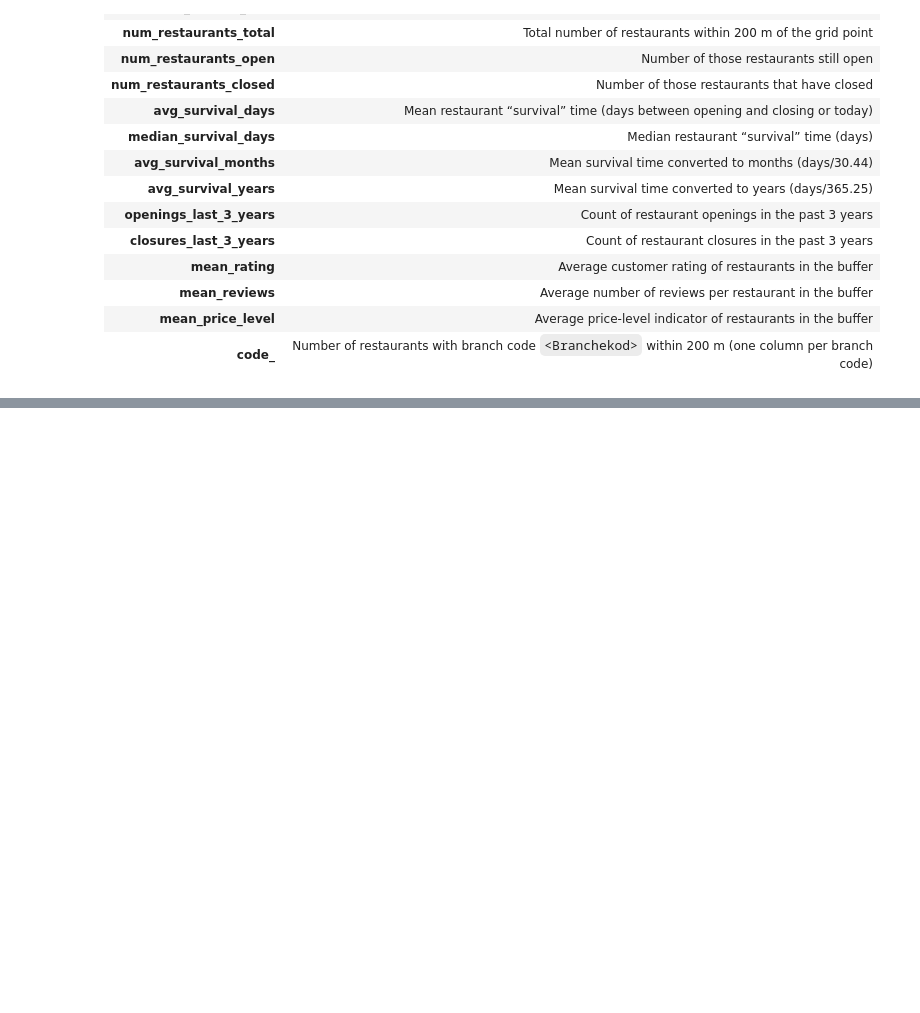
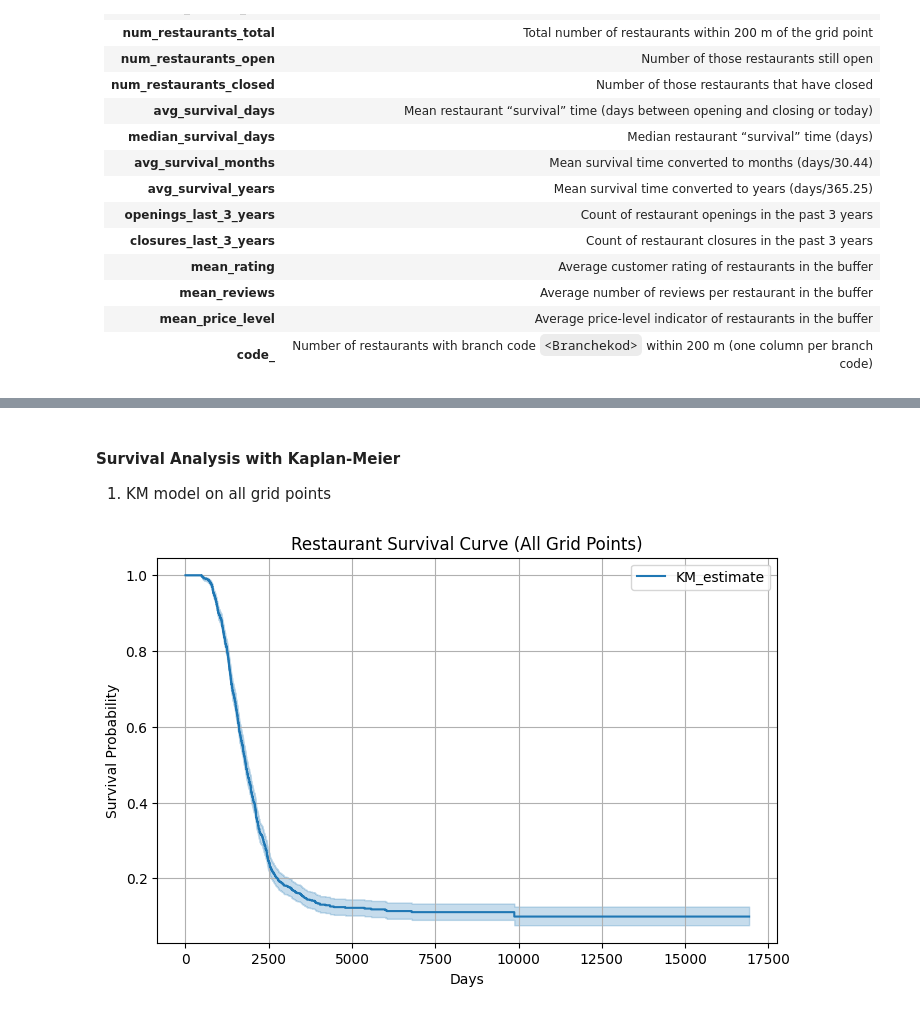
Before and after one commit to Gabriellanaro/StayingAlive, a Jupyter notebook: src/DELIVERABLE/STAYINGALIVE.ipynb, the cells around one changed output, grey strips where cells are left out. Cells and saved outputs as stored; diff of their text form; code cells hidden in the pictures; blank space fills up the shorter version.

Commit message:
survival and recommend system added

```diff
--- a/src/DELIVERABLE/STAYINGALIVE.ipynb
+++ b/src/DELIVERABLE/STAYINGALIVE.ipynb
@@ -1542,0 +1567,5 @@ The table below describes the columns included in the final dataset `df_survival
+# %%
+# Load the dataset
+df = pd.read_csv("data/df_survival_analysis.csv")
+df.head()
+df.info()
@@ -1542,0 +1595,29 @@ The table below describes the columns included in the final dataset `df_survival
+# %%
+# Duration
+df['duration'] = df['avg_survival_days']
+df = df[df['duration'].notnull() & (df['duration'] >= 0)]
+
+# Event
+df['event'] = df['num_restaurants_closed'].apply(lambda x: 1 if x > 0 else 0)
+
+# Remove rows where the Event or Duration is missing
+df = df.dropna(subset=['duration', 'event'])
+# %% [markdown]
+#### Survival Analysis with Kaplan-Meier
+1) KM model on all grid points
+# %%
+# Kaplan-Meier model
+kmf = KaplanMeierFitter()
+# Fit
+kmf.fit(durations=df['duration'], event_observed=df['event'])
+
+# Plot
+plt.figure(figsize=(8,5))
+kmf.plot_survival_function()
+plt.title("Restaurant Survival Curve (All Grid Points)")
+plt.xlabel("Days")
+plt.ylabel("Survival Probability")
+plt.grid(True)
+plt.show()
+# %% [output]
+[figure, added]
```
Also changed, not shown: parts of 38 cells of this notebook, 3 other files.
